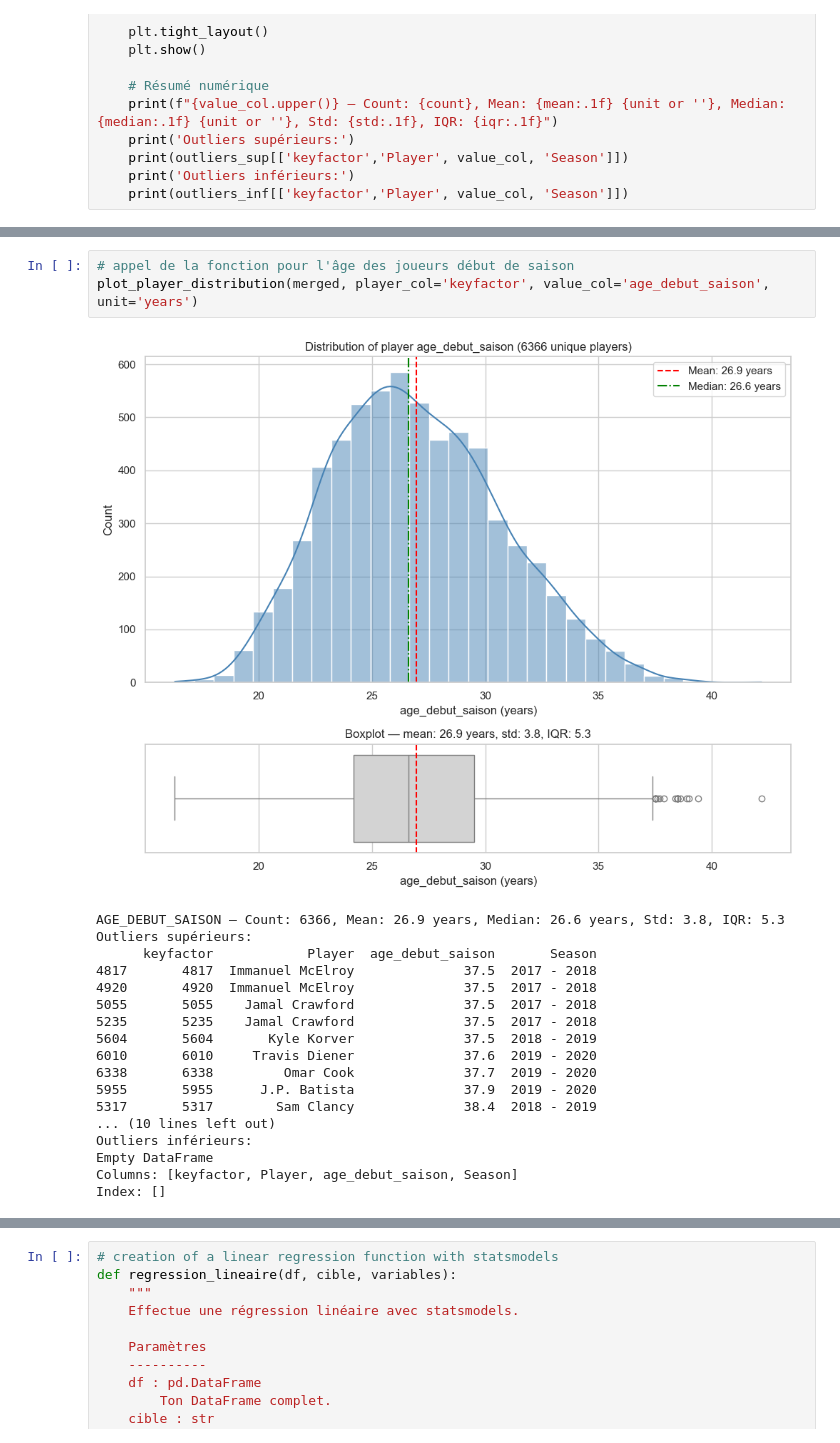
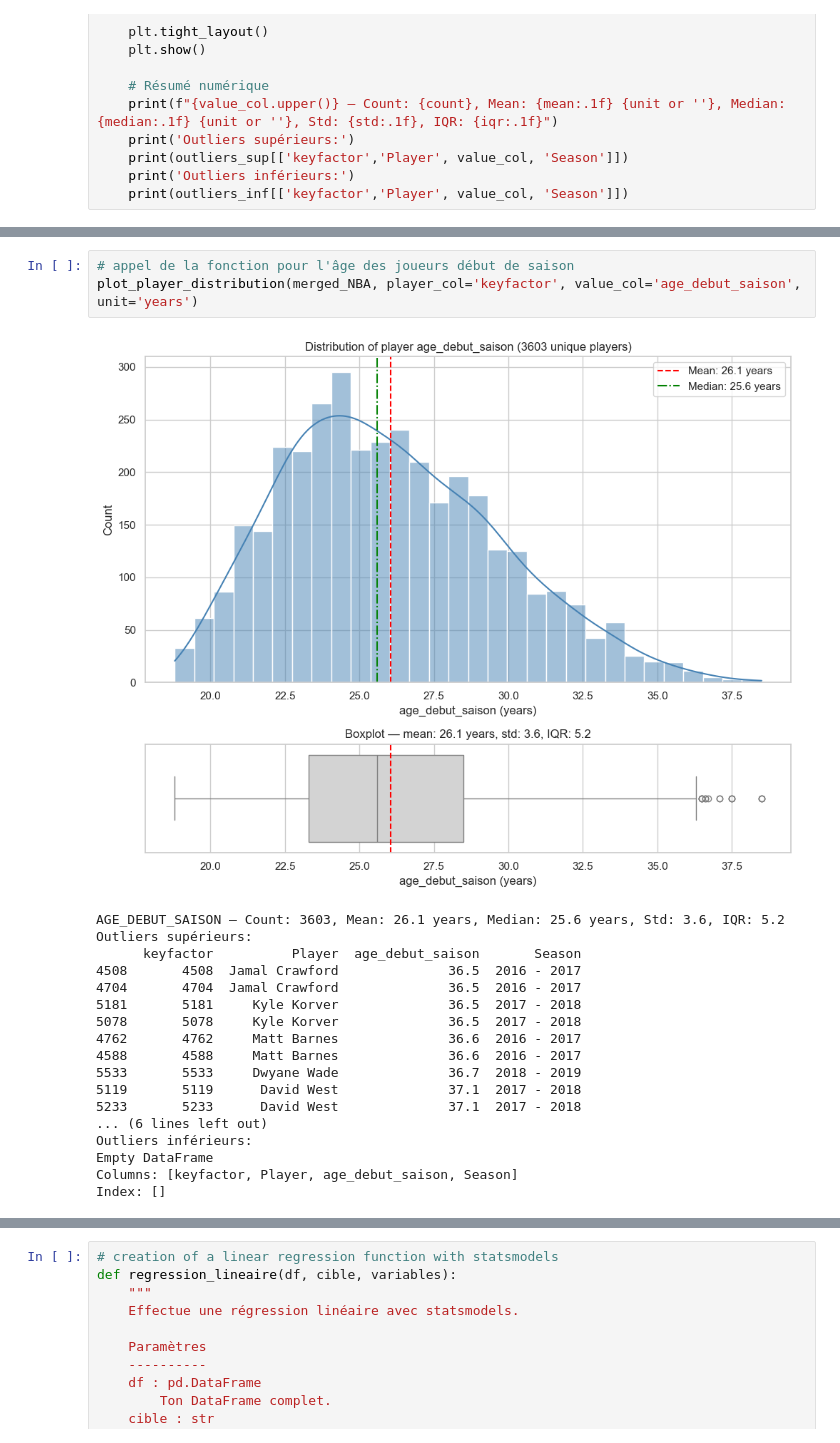
Before and after one commit to Raf-Alb/Data-Science-Group-Q, a Jupyter notebook: Rendu/Projet_Clean_Rendu_JP.ipynb, the cells around one changed output, grey strips where cells are left out. Cells and saved outputs as stored; diff of their text form.

```diff
--- a/Rendu/Projet_Clean_Rendu_JP.ipynb
+++ b/Rendu/Projet_Clean_Rendu_JP.ipynb
@@ -312,22 +314,22 @@ Columns: [keyfactor, Player, weight_anthro, Season]
 Index: []
 # %%
 # appel de la fonction pour l'âge des joueurs début de saison
-plot_player_distribution(merged, player_col='keyfactor', value_col='age_debut_saison', unit='years')
+plot_player_distribution(merged_NBA, player_col='keyfactor', value_col='age_debut_saison', unit='years')
 # %% [output]
-[figure, old version]
+[figure, new version]
-AGE_DEBUT_SAISON — Count: 6366, Mean: 26.9 years, Median: 26.6 years, Std: 3.8, IQR: 5.3
+AGE_DEBUT_SAISON — Count: 3603, Mean: 26.1 years, Median: 25.6 years, Std: 3.6, IQR: 5.2
 Outliers supérieurs:
-      keyfactor            Player  age_debut_saison       Season
-4817       4817  Immanuel McElroy              37.5  2017 - 2018
-4920       4920  Immanuel McElroy              37.5  2017 - 2018
-5055       5055    Jamal Crawford              37.5  2017 - 2018
-5235       5235    Jamal Crawford              37.5  2017 - 2018
-5604       5604       Kyle Korver              37.5  2018 - 2019
-6010       6010     Travis Diener              37.6  2019 - 2020
-6338       6338         Omar Cook              37.7  2019 - 2020
-5955       5955      J.P. Batista              37.9  2019 - 2020
-5317       5317        Sam Clancy              38.4  2018 - 2019
-... (10 lines left out)
+      keyfactor          Player  age_debut_saison       Season
+4508       4508  Jamal Crawford              36.5  2016 - 2017
+4704       4704  Jamal Crawford              36.5  2016 - 2017
+5181       5181     Kyle Korver              36.5  2017 - 2018
+5078       5078     Kyle Korver              36.5  2017 - 2018
+4762       4762     Matt Barnes              36.6  2016 - 2017
+4588       4588     Matt Barnes              36.6  2016 - 2017
+5533       5533     Dwyane Wade              36.7  2018 - 2019
+5119       5119      David West              37.1  2017 - 2018
+5233       5233      David West              37.1  2017 - 2018
+... (6 lines left out)
 Outliers inférieurs:
 Empty DataFrame
 Columns: [keyfactor, Player, age_debut_saison, Season]
```
Also changed, not shown: parts of 11 cells of this notebook, 4 other files.
